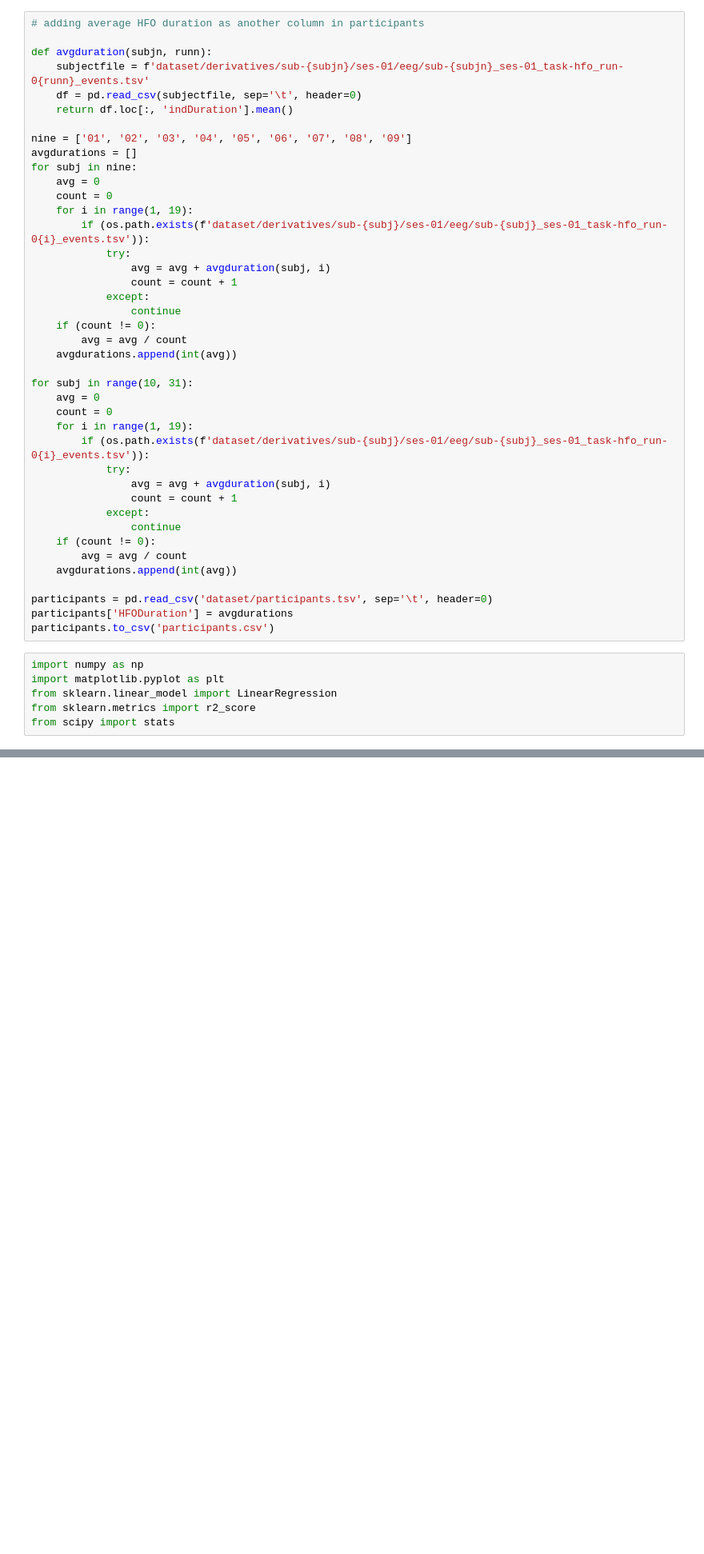
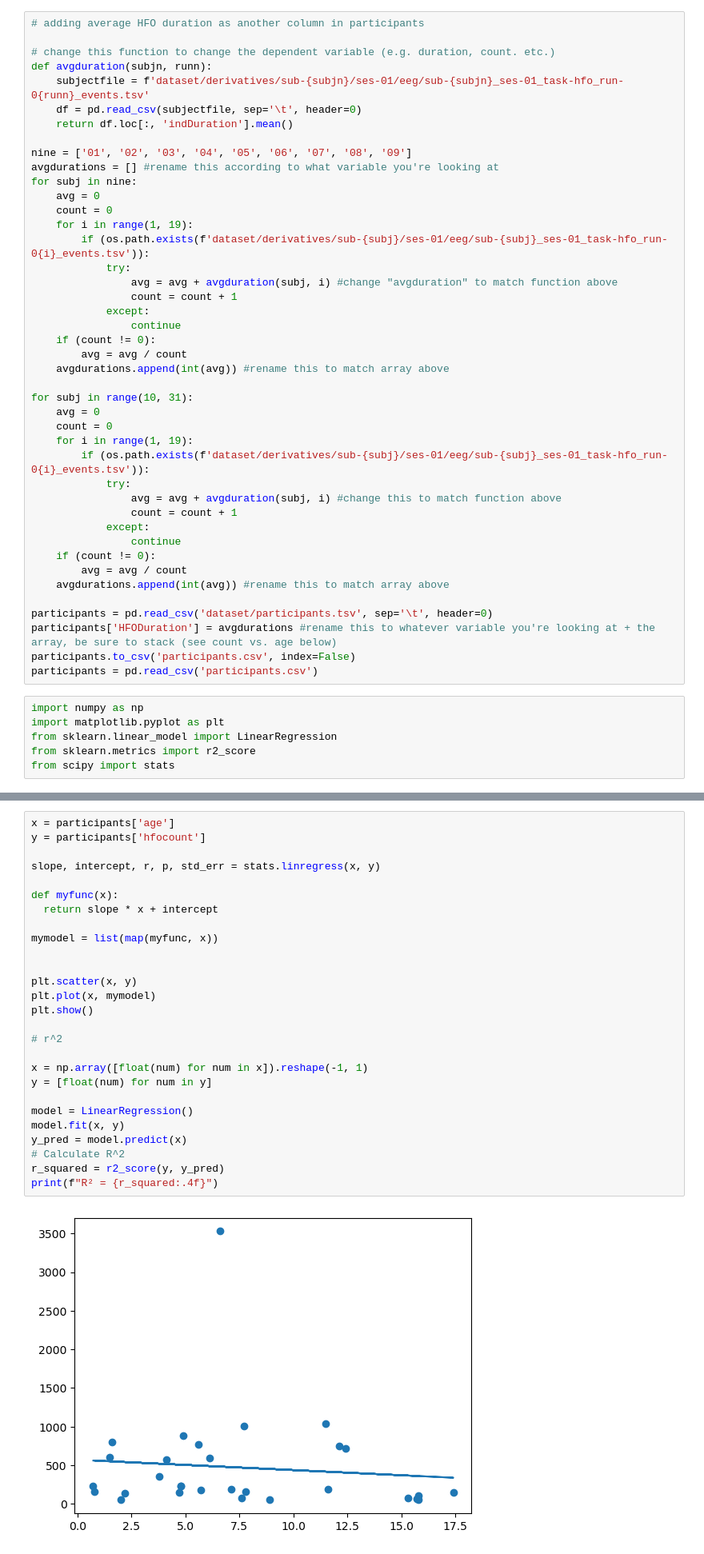
Before and after one commit to fun2play/BU_RISE_Project, a Jupyter notebook: regression.ipynb, the cells around one changed output, grey strips where cells are left out. Shown at 80% size. Cells and saved outputs as stored; diff of their text form; blank space fills up the shorter version.

```diff
--- a/regression.ipynb
+++ b/regression.ipynb
@@ -10,26 +10,27 @@ import os
 # %%
 # adding average HFO duration as another column in participants
 
+# change this function to change the dependent variable (e.g. duration, count. etc.)
 def avgduration(subjn, runn):
     subjectfile = f'dataset/derivatives/sub-{subjn}/ses-01/eeg/sub-{subjn}_ses-01_task-hfo_run-0{runn}_events.tsv'
     df = pd.read_csv(subjectfile, sep='\t', header=0)
     return df.loc[:, 'indDuration'].mean()
 
 nine = ['01', '02', '03', '04', '05', '06', '07', '08', '09']
-avgdurations = []
+avgdurations = [] #rename this according to what variable you're looking at
 for subj in nine:
     avg = 0
     count = 0
     for i in range(1, 19):
         if (os.path.exists(f'dataset/derivatives/sub-{subj}/ses-01/eeg/sub-{subj}_ses-01_task-hfo_run-0{i}_events.tsv')):
             try:
-                avg = avg + avgduration(subj, i)
+                avg = avg + avgduration(subj, i) #change "avgduration" to match function above
                 count = count + 1
             except:
                 continue
     if (count != 0):
         avg = avg / count
-    avgdurations.append(int(avg))
+    avgdurations.append(int(avg)) #rename this to match array above
 
 for subj in range(10, 31):
     avg = 0
@@ -37,17 +38,18 @@ for subj in range(10, 31):
     for i in range(1, 19):
         if (os.path.exists(f'dataset/derivatives/sub-{subj}/ses-01/eeg/sub-{subj}_ses-01_task-hfo_run-0{i}_events.tsv')):
             try:
-                avg = avg + avgduration(subj, i)
+                avg = avg + avgduration(subj, i) #change this to match function above
                 count = count + 1
             except:
                 continue
     if (count != 0):
         avg = avg / count
-    avgdurations.append(int(avg))
+    avgdurations.append(int(avg)) #rename this to match array above
 
 participants = pd.read_csv('dataset/participants.tsv', sep='\t', header=0)
-participants['HFODuration'] = avgdurations
-participants.to_csv('participants.csv')
+participants['HFODuration'] = avgdurations #rename this to whatever variable you're looking at + the array, be sure to stack (see count vs. age below)
+participants.to_csv('participants.csv', index=False)
+participants = pd.read_csv('participants.csv')
 # %%
 import numpy as np
 import matplotlib.pyplot as plt
@@ -100,0 +150,29 @@ plt.show()
+# %%
+x = participants['age']
+y = participants['hfocount']
+
+slope, intercept, r, p, std_err = stats.linregress(x, y)
+
+def myfunc(x):
+  return slope * x + intercept
+
+mymodel = list(map(myfunc, x))
+
+
+plt.scatter(x, y)
+plt.plot(x, mymodel)
+plt.show()
+
+# r^2
+
+x = np.array([float(num) for num in x]).reshape(-1, 1)
+y = [float(num) for num in y]
+
+model = LinearRegression()
+model.fit(x, y)
+y_pred = model.predict(x)
+# Calculate R^2
+r_squared = r2_score(y, y_pred)
+print(f"R² = {r_squared:.4f}")
+# %% [output]
+[figure, added]
```
Also changed, not shown: parts of 6 cells of this notebook.
